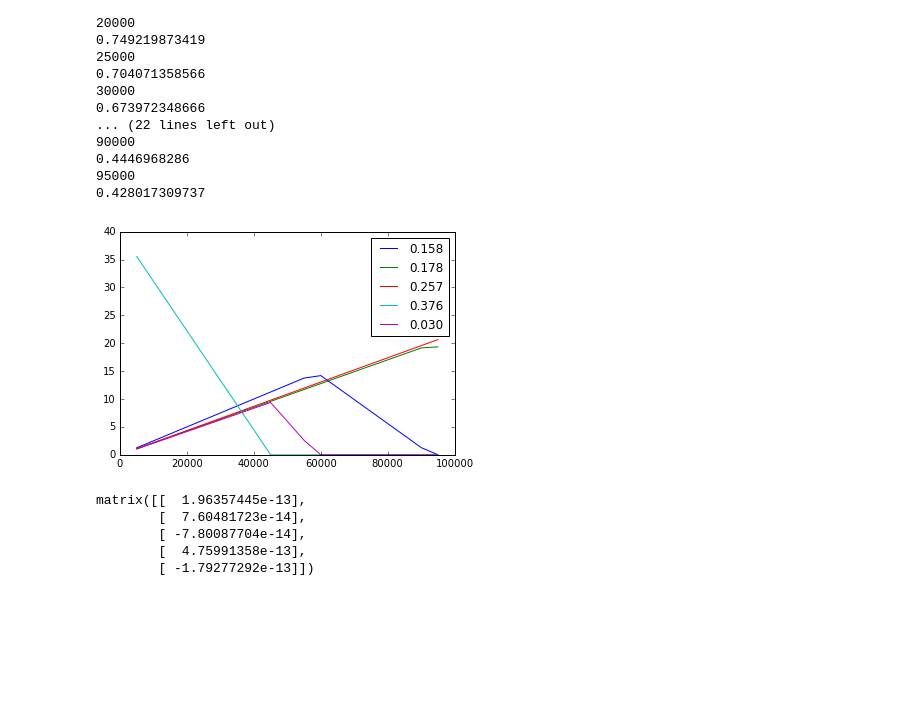
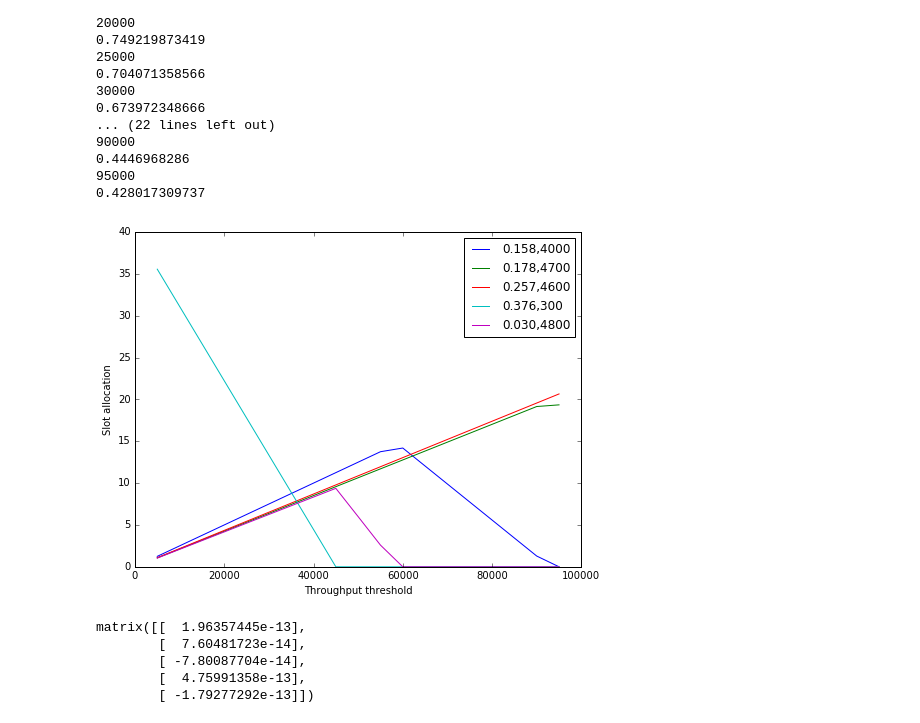
Before and after one commit to amplab/clipper-v0, a Jupyter notebook: slot-allocation/resource-alloc-lp-formulation.ipynb, the cells around one changed output. Drawn from its saved outputs; the diff is of its cells as text; code cells hidden in the pictures; blank space fills up the shorter version.

Commit message:
fixed a label

```diff
--- a/slot-allocation/resource-alloc-lp-formulation.ipynb
+++ b/slot-allocation/resource-alloc-lp-formulation.ipynb
@@ -208,15 +214,15 @@ for (idx, T) in enumerate(thrus):
 95000
 0.428017309737
 # %%
-fig, ax = plt.subplots()
+fig, ax = plt.subplots(figsize=(8,6))
 for i in range(len(slot_allocations)):
-    ax.plot(thrus, slot_allocations[i], label="%.3f" % u[i])
+    ax.plot(thrus, slot_allocations[i], label="%.3f,%d" % (u[i], t[i]))
 ax.legend()
 ax.set_xlabel("Throughput threshold")
 ax.set_ylabel("Slot allocation")
 plt.show()
 # %% [output]
-[figure, old version]
+[figure, new version]
 # %%
 r.value
 # %% [output]
```
Also changed, not shown: parts of 2 cells of this notebook.
